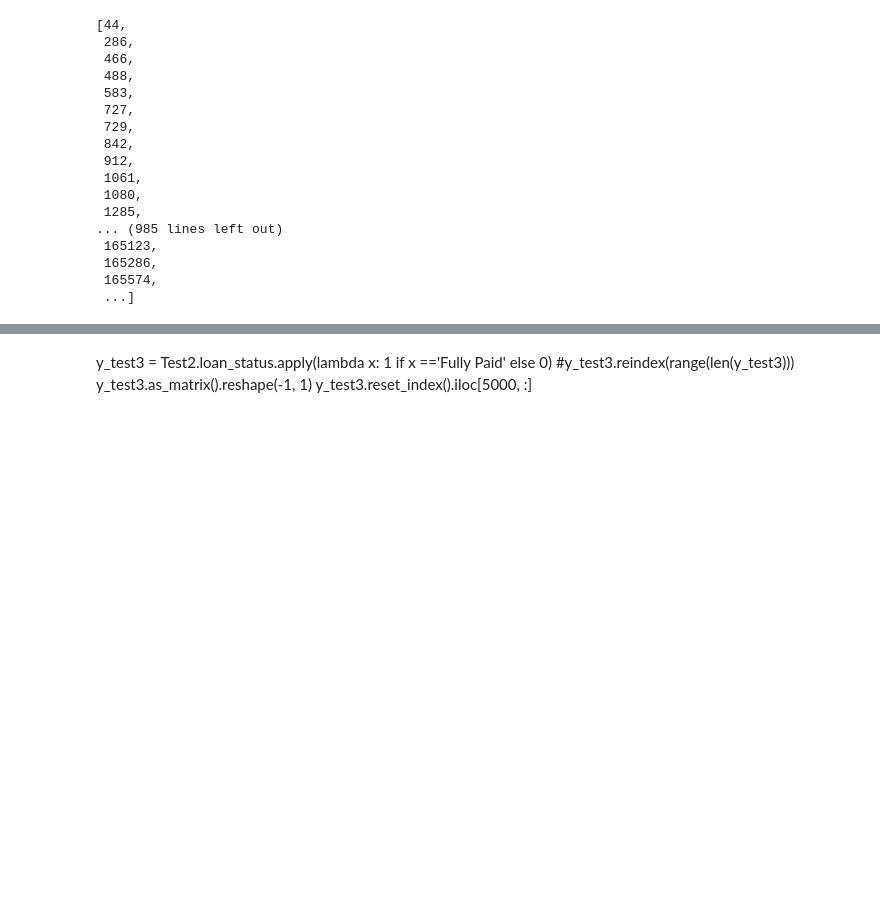
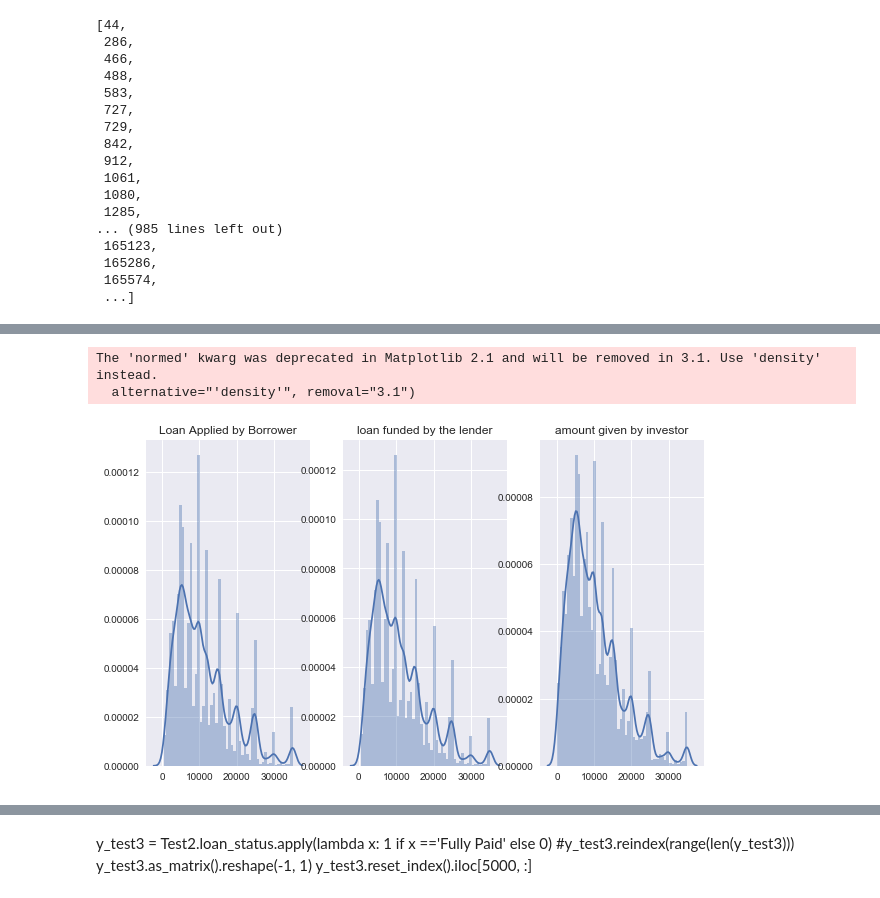
Before and after one commit to alexzhongyiz/TDI_nov_19, a Jupyter notebook: Untitled.ipynb, the cells around one changed output, grey strips where cells are left out. Saved outputs shown, nothing was run; the diff lists cells and outputs as text; code cells hidden in the pictures; blank space fills up the shorter version.

```diff
--- a/Untitled.ipynb
+++ b/Untitled.ipynb
@@ -946,0 +967,17 @@ X_test2.iloc[y_test2.iloc[y_test2.reset_index().index[super_wrong_pred]].index].
+# %%
+
+loan_amount =df1.loan_amnt.values
+funded_amount = df1.funded_amnt.values
+invest_amount = df1.funded_amnt_inv.values
+fig, ax = plt.subplots(1, 3, figsize = (10, 6))
+sns.distplot(loan_amount, ax = ax[0])
+ax[0].set_title("Loan Applied by Borrower")
+sns.distplot(funded_amount, ax = ax[1])
+ax[1].set_title("loan funded by the lender")
+sns.distplot(invest_amount, ax = ax[2])
+ax[2].set_title("amount given by investor")
+plt.show()
+# %% [output]
+The 'normed' kwarg was deprecated in Matplotlib 2.1 and will be removed in 3.1. Use 'density' instead.
+  alternative="'density'", removal="3.1")
+[figure, added]
```
Also changed, not shown: parts of 20 cells of this notebook.
